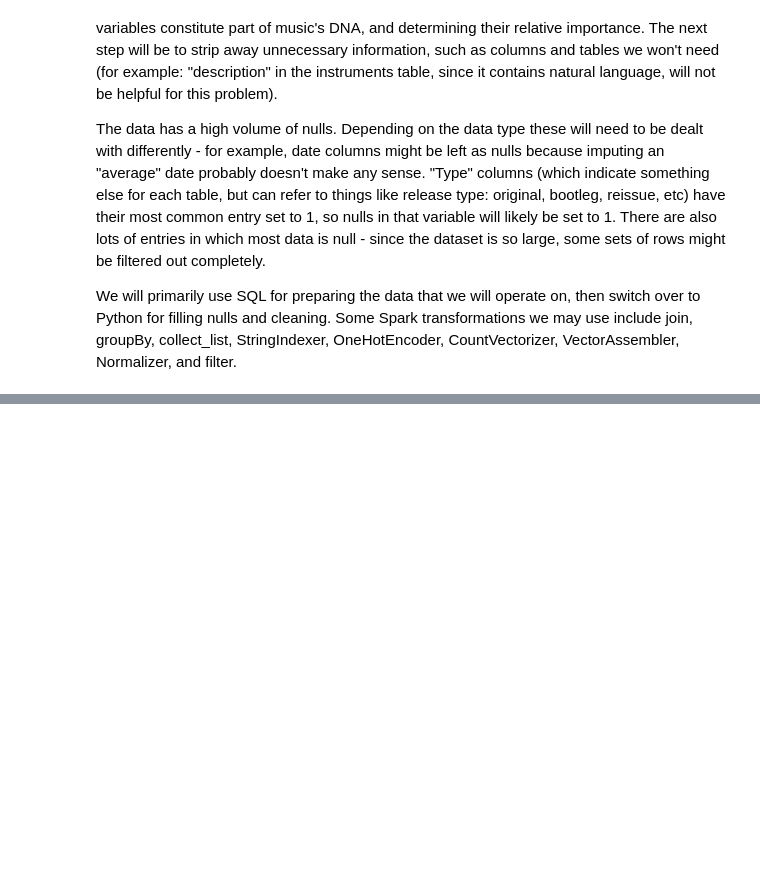
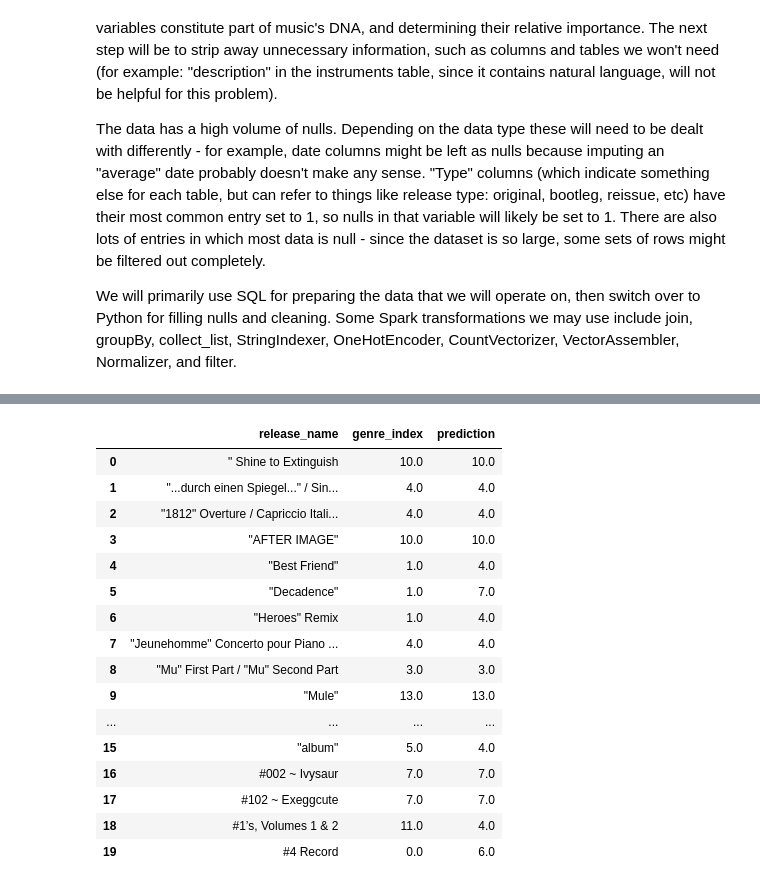
Before and after one commit to rowheaton/ragus-wheaton-iribe-232, a Jupyter notebook: musicbrainz_v2.ipynb, the cells around one changed output, grey strips where cells are left out. Cells and saved outputs as stored; diff of their text form; code cells hidden in the pictures; blank space fills up the shorter version.

```diff
--- a/musicbrainz_v2.ipynb
+++ b/musicbrainz_v2.ipynb
@@ -1295,0 +1265,65 @@ Row count: 1280939
+# %%
+from pyspark.ml.classification import RandomForestClassifier
+from pyspark.ml.evaluation import MulticlassClassificationEvaluator
+
+# train/ test split
+train_df, test_df = final_df.randomSplit([0.8, 0.2], seed=42)
+train_df = train_df.cache()
+test_df = test_df.cache()
+print(f"Train rows: {train_df.count():,}")
+print(f"Test rows: {test_df.count():,}")
+
+# inverse-frequency class weighting to deal with class imbalance
+n_train = train_df.count()
+n_classes = train_df.select("genre_index").distinct().count()
+
+class_counts_df = (train_df.groupBy("genre_index").count().withColumn("class_weight",
+        F.lit(float(n_train))/(F.lit(float(n_classes)) * F.col("count").cast("double"))
+    ).select("genre_index", "class_weight"))
+
+train_weighted = (train_df.join(F.broadcast(class_counts_df), on="genre_index", how="left").cache())
+
+# build model
+rf = RandomForestClassifier(
+    featuresCol="features",
+    labelCol="genre_index",
+    weightCol="class_weight",
+    numTrees=50,
+    maxDepth=10,
+    maxBins=128,
+    seed=42,
+)
+
+rf_model = rf.fit(train_weighted)
+
+# make predictions
+train_preds = rf_model.transform(train_weighted)
+test_preds = rf_model.transform(test_df)
+
+# calculate metrics
+acc_evaluator = MulticlassClassificationEvaluator(labelCol="genre_index", predictionCol="prediction", metricName="accuracy")
+f1_evaluator = MulticlassClassificationEvaluator(labelCol="genre_index", predictionCol="prediction", metricName="f1")
+train_acc = acc_evaluator.evaluate(train_preds)
+test_acc = acc_evaluator.evaluate(test_preds)
+train_f1 = f1_evaluator.evaluate(train_preds)
+test_f1 = f1_evaluator.evaluate(test_preds)
+
+print(f"\n{'Metric':<20} {'Train':>10} {'Test':>10}")
+print("-" * 42)
+print(f"{'Accuracy':<20} {train_acc:>10.4f} {test_acc:>10.4f}")
+print(f"{'Weighted F1':<20} {train_f1:>10.4f} {test_f1:>10.4f}")
+
+# display per-class F1 scores
+label_list = pipeline_model.stages[0].labels
+per_class_evaluator = MulticlassClassificationEvaluator(labelCol="genre_index", predictionCol="prediction", metricName="fMeasureByLabel")
+print(f"\n{'Genre Bucket':<40} {'Test F1':>10}")
+print("-" * 52)
+for idx, label in enumerate(label_list):
+    per_class_evaluator.setMetricLabel(float(idx))
+    f1_val = per_class_evaluator.evaluate(test_preds)
+    print(f"{label:<40} {f1_val:>10.4f}")
+
+# display sample predictions with peek
+print("\nSample predictions:")
+peek(test_preds.select("release_name", "genre_index", "prediction"))
+# %% [output]
@@ -1295,0 +1347,17 @@ Row count: 1280939
+|  | release_name | genre_index | prediction |
+| 0 | " Shine to Extinguish | 10.0 | 10.0 |
+| 1 | "...durch einen Spiegel..." / Sin... | 4.0 | 4.0 |
+| 2 | "1812" Overture / Capriccio Itali... | 4.0 | 4.0 |
+| 3 | "AFTER IMAGE" | 10.0 | 10.0 |
+| 4 | "Best Friend" | 1.0 | 4.0 |
+| 5 | "Decadence" | 1.0 | 7.0 |
+| 6 | "Heroes" Remix | 1.0 | 4.0 |
+| 7 | "Jeunehomme" Concerto pour Piano ... | 4.0 | 4.0 |
+| 8 | "Mu" First Part / "Mu" Second Part | 3.0 | 3.0 |
+| 9 | "Mule" | 13.0 | 13.0 |
+| ... | ... | ... | ... |
+| 15 | "album" | 5.0 | 4.0 |
+| 16 | #002 ~ Ivysaur | 7.0 | 7.0 |
+| 17 | #102 ~ Exeggcute | 7.0 | 7.0 |
+| 18 | #1’s, Volumes 1 & 2 | 11.0 | 4.0 |
+| 19 | #4 Record | 0.0 | 6.0 |
```
Also changed, not shown: parts of 18 cells of this notebook.
